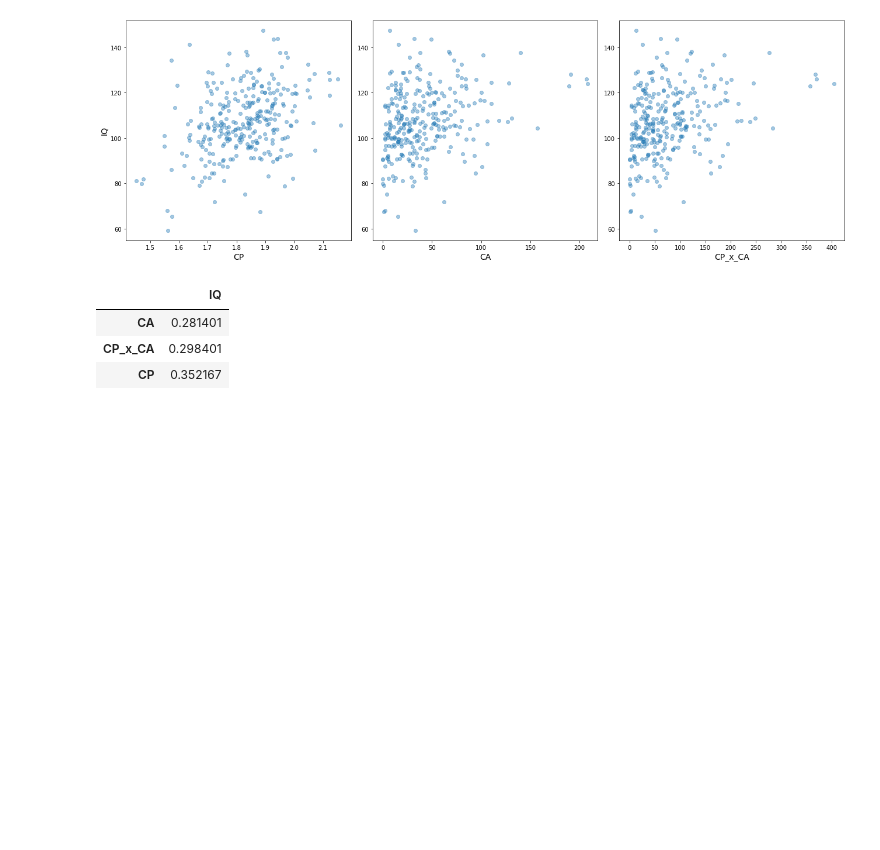
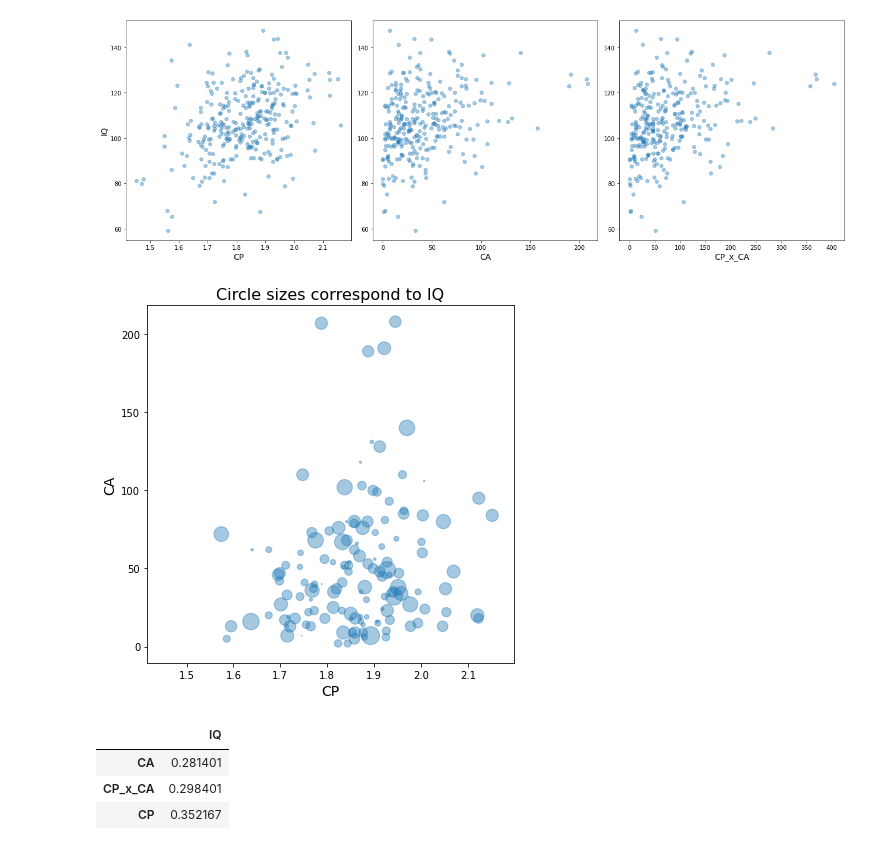
Before and after one commit to ElectronicsArchiver/tewa1_cogpsy_python, a Jupyter notebook: final_project_dataset_2.ipynb, the cells around one changed output. Cells and saved outputs as stored; diff of their text form; code cells hidden in the pictures; blank space fills up the shorter version.

```diff
--- a/final_project_dataset_2.ipynb
+++ b/final_project_dataset_2.ipynb
@@ -54,6 +54,15 @@ for i, x_name in enumerate(x_names):
 plt.tight_layout()
 # %% [output]
 [figure]
+# %%
+plt.figure(figsize=(6, 6))
+plt.scatter(x = df[x_names[0]], y = df[x_names[1]], alpha = 0.4, s=8*(df[y_name]-df[y_name].mean()))
+plt.xlabel(x_names[0], fontsize=14)
+plt.ylabel(x_names[1], fontsize=14)
+plt.title("Circle sizes correspond to IQ", fontsize=16)
+plt.tight_layout()
+# %% [output]
+[figure, added]
 # %%
 corr_Xy = df.corr()[[y_name]].sort_values(y_name).drop(y_name,axis = 0)
 corr_Xy
```
Also changed, not shown: parts of 3 cells of this notebook.
